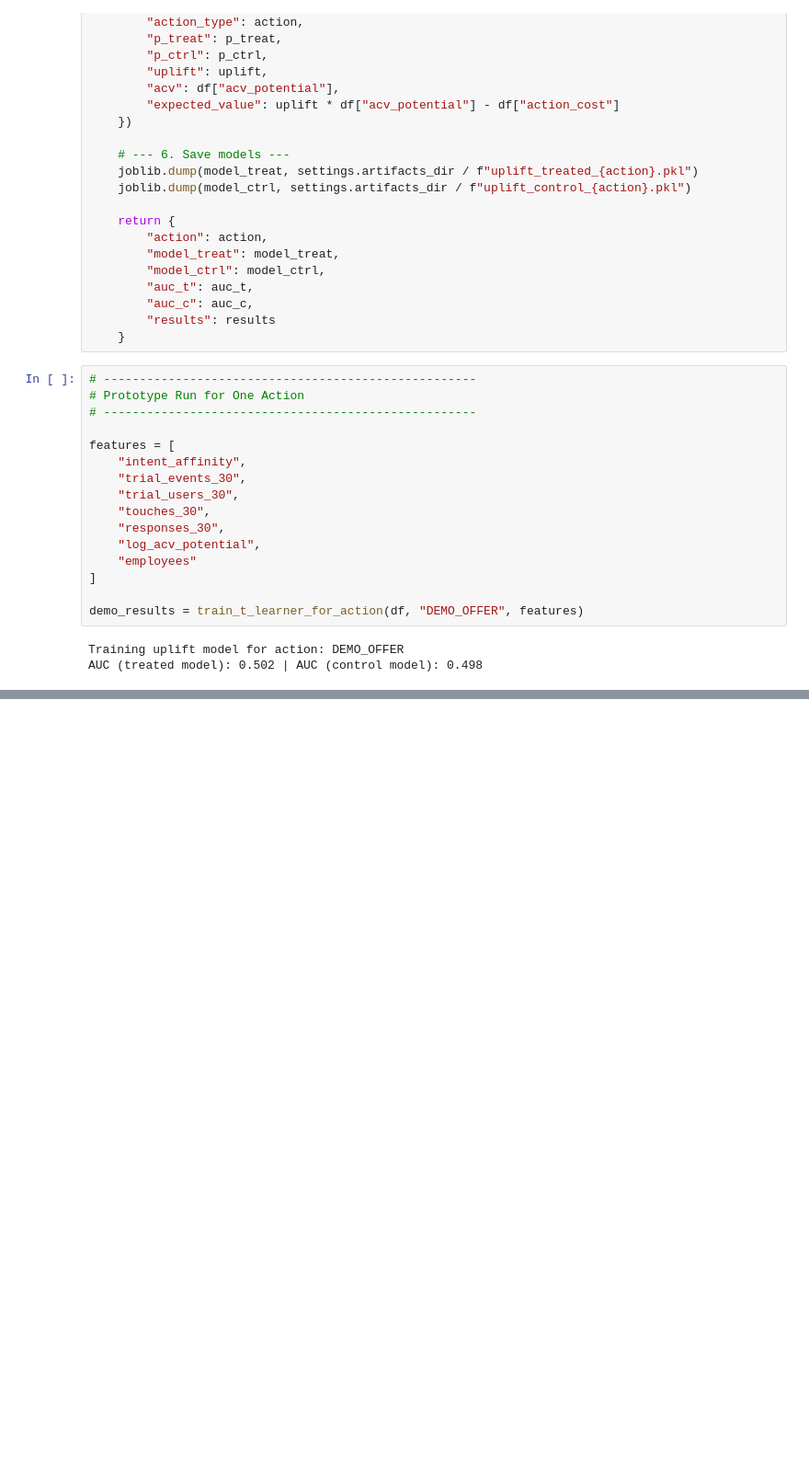
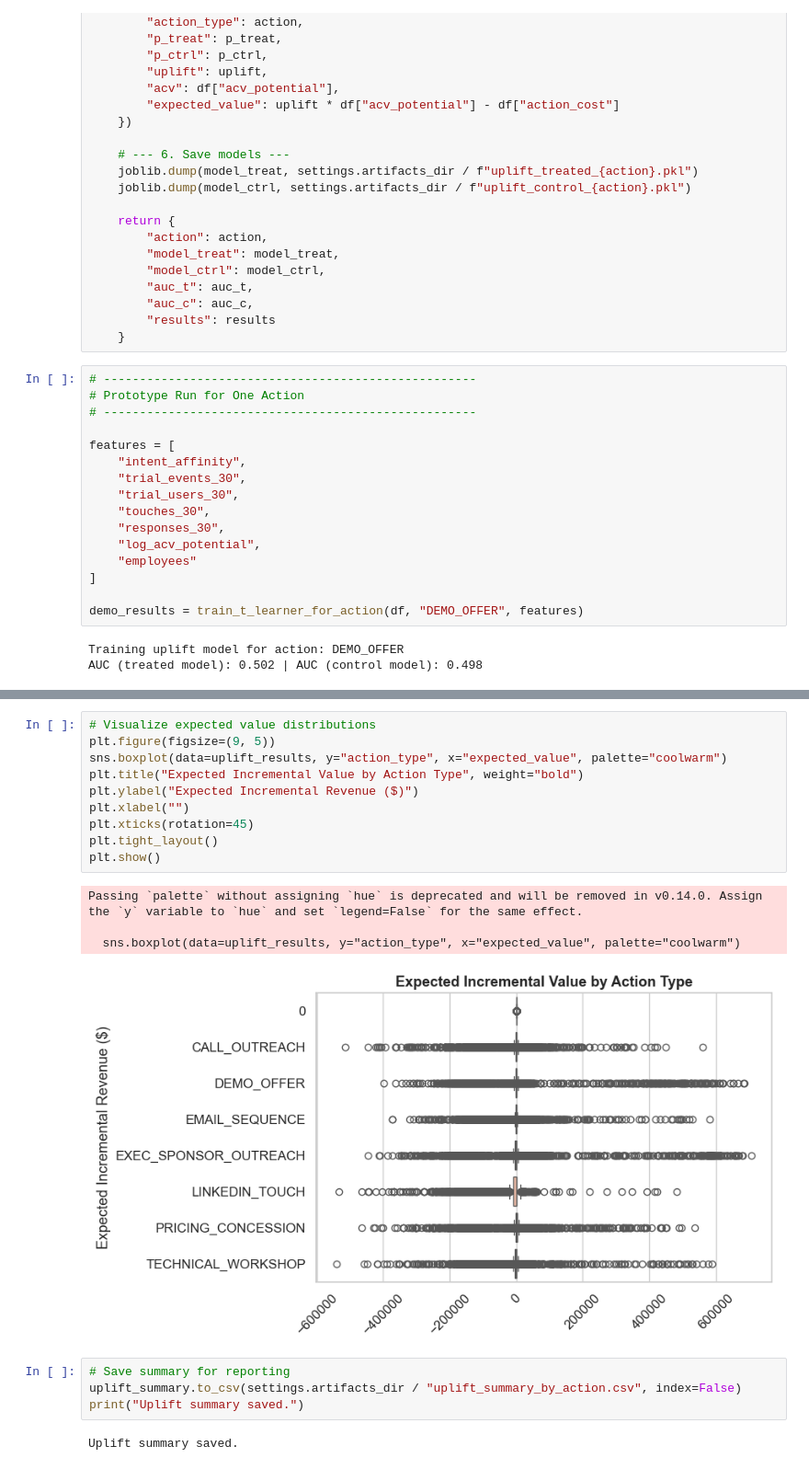
Before and after one commit to emcknight/nba-sales, a Jupyter notebook: notebooks/03_model_uplift_per_action.ipynb, the cells around one changed output, grey strips where cells are left out. Shown at 92% size. Cells and saved outputs as stored; diff of their text form; blank space fills up the shorter version.

```diff
--- a/notebooks/03_model_uplift_per_action.ipynb
+++ b/notebooks/03_model_uplift_per_action.ipynb
@@ -222,0 +365,21 @@ AUC (treated model): 0.502 | AUC (control model): 0.498
+# %%
+# Visualize expected value distributions
+plt.figure(figsize=(9, 5))
+sns.boxplot(data=uplift_results, y="action_type", x="expected_value", palette="coolwarm")
+plt.title("Expected Incremental Value by Action Type", weight="bold")
+plt.ylabel("Expected Incremental Revenue ($)")
+plt.xlabel("")
+plt.xticks(rotation=45)
+plt.tight_layout()
+plt.show()
+# %% [output]
+Passing `palette` without assigning `hue` is deprecated and will be removed in v0.14.0. Assign the `y` variable to `hue` and set `legend=False` for the same effect.
+
+  sns.boxplot(data=uplift_results, y="action_type", x="expected_value", palette="coolwarm")
+[figure, added]
+# %%
+# Save summary for reporting
+uplift_summary.to_csv(settings.artifacts_dir / "uplift_summary_by_action.csv", index=False)
+print("Uplift summary saved.")
+# %% [output]
+Uplift summary saved.
```
Also changed, not shown: parts of 20 cells of this notebook, 1 other file.
